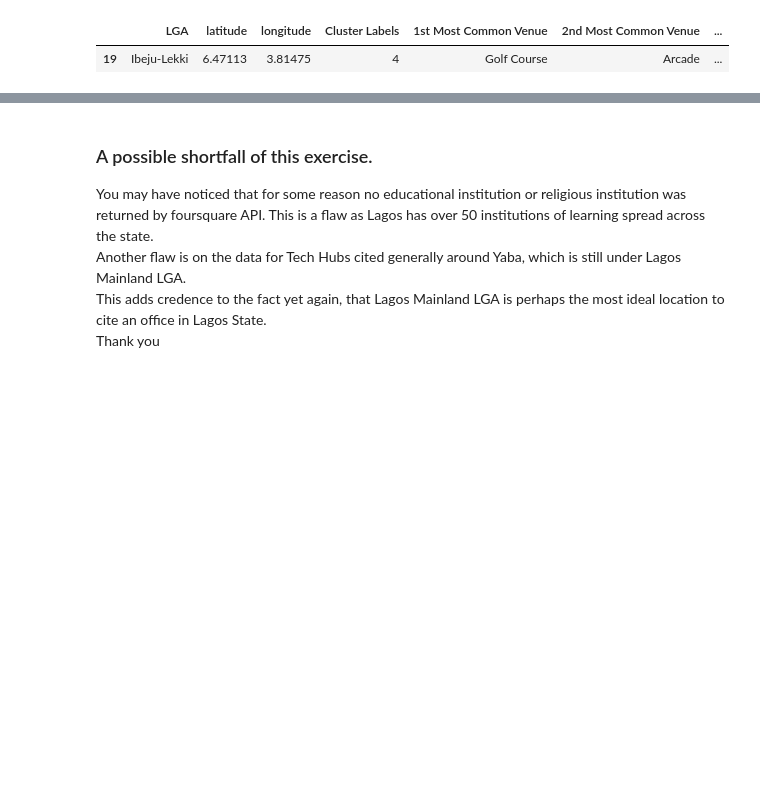
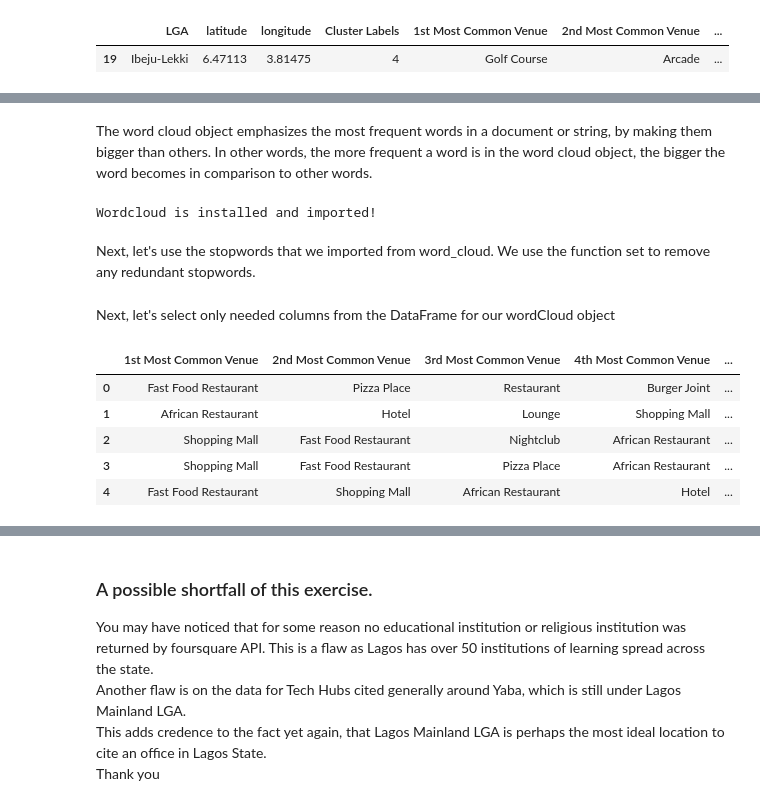
Before and after one commit to Lawrence-Krukrubo/IBM_Data_Specialization_Capstone_Project, a Jupyter notebook: applied_data_science_capstone_project.ipynb, the cells around one changed output, grey strips where cells are left out. Cells and saved outputs as stored; diff of their text form; code cells hidden in the pictures; blank space fills up the shorter version.

```diff
--- a/applied_data_science_capstone_project.ipynb
+++ b/applied_data_science_capstone_project.ipynb
@@ -1482,0 +1485,13 @@ cluster_five
+# %% [markdown]
+The word cloud object emphasizes the most frequent words in a document or string, by making them bigger than others. In other words, the more frequent a word is in the word cloud object, the bigger the word becomes in comparison to other words.
+# %%
+from PIL import Image # Used for converting images into arrays
+
+# import wordcloud package and its set of stopwords
+from wordcloud import WordCloud, STOPWORDS
+
+print ('Wordcloud is installed and imported!')
+# %% [output]
+Wordcloud is installed and imported!
+# %% [markdown]
+Next, let's use the stopwords that we imported from word_cloud. We use the function set to remove any redundant stopwords.
@@ -1482,0 +1500,15 @@ cluster_five
+# %% [markdown]
+Next, let's select only needed columns from the DataFrame for our wordCloud object
+# %%
+# Let's select only the columns in lagos_merged DataFrame that we need
+selection = lagos_merged.iloc[:, 4:]
+
+# Let's view the first 5 rows of our selection
+selection.head()
+# %% [output]
+|  | 1st Most Common Venue | 2nd Most Common Venue | 3rd Most Common Venue | 4th Most Common Venue | ... |
+| 0 | Fast Food Restaurant | Pizza Place | Restaurant | Burger Joint | ... |
+| 1 | African Restaurant | Hotel | Lounge | Shopping Mall | ... |
+| 2 | Shopping Mall | Fast Food Restaurant | Nightclub | African Restaurant | ... |
+| 3 | Shopping Mall | Fast Food Restaurant | Pizza Place | African Restaurant | ... |
+| 4 | Fast Food Restaurant | Shopping Mall | African Restaurant | Hotel | ... |
```
Also changed, not shown: parts of 15 cells of this notebook.
